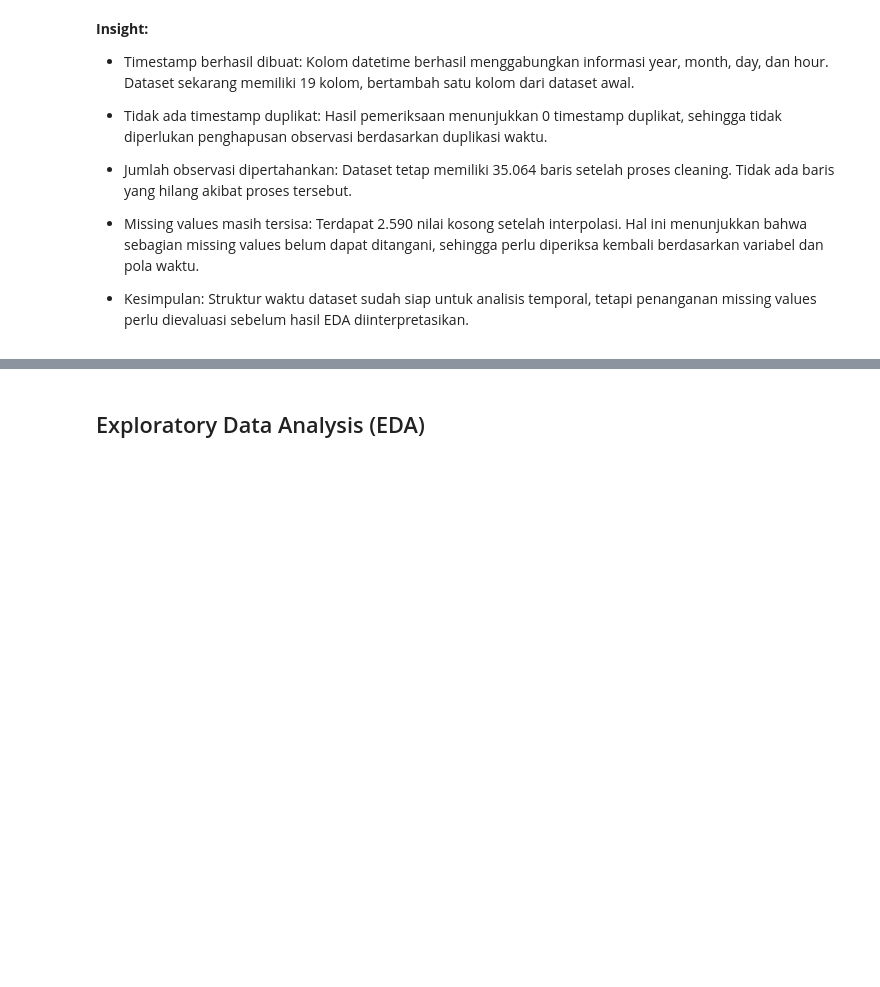
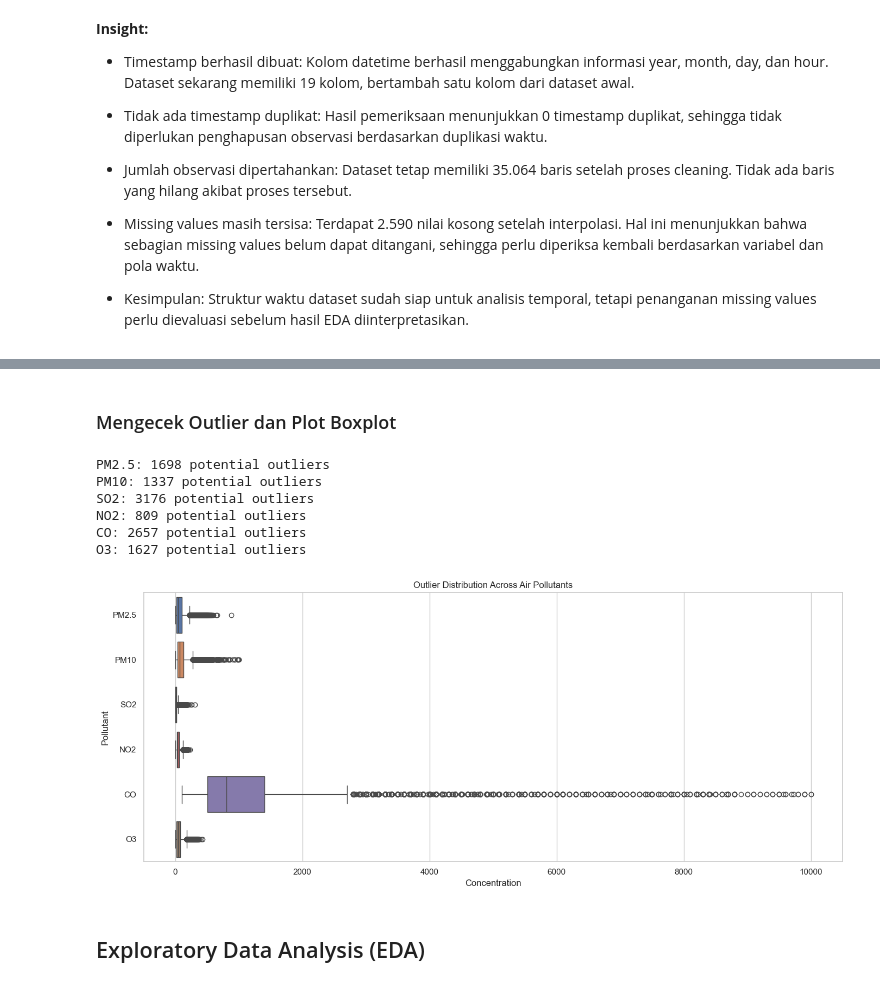
Before and after one commit to MelvanLee99/Proyek_Analisis_Data, a Jupyter notebook: Proyek_Analisis_Data.ipynb, the cells around one changed output, grey strips where cells are left out. Drawn from its saved outputs; the diff is of its cells as text; code cells hidden in the pictures; blank space fills up the shorter version.

```diff
--- a/Proyek_Analisis_Data.ipynb
+++ b/Proyek_Analisis_Data.ipynb
@@ -264,3 +314,46 @@ Sisa missing values: 2590
+# %% [markdown]
+### Mengecek Outlier dan Plot Boxplot
+# %%
+outlier_cols = [
+    "PM2.5", "PM10", "SO2", "NO2", "CO", "O3"
+]
+
+for col in outlier_cols:
+    Q1 = df_clean[col].quantile(0.25)
+    Q3 = df_clean[col].quantile(0.75)
+    IQR = Q3 - Q1
+
+    lower = Q1 - 1.5 * IQR
+    upper = Q3 + 1.5 * IQR
+
+    count = (
+        (df_clean[col] < lower) |
+        (df_clean[col] > upper)
+    ).sum()
+
+    print(f"{col}: {count} potential outliers")
+# %% [output]
+PM2.5: 1698 potential outliers
+PM10: 1337 potential outliers
+SO2: 3176 potential outliers
+NO2: 809 potential outliers
+CO: 2657 potential outliers
+O3: 1627 potential outliers
+# %%
+plt.figure(figsize=(14, 6))
+
+sns.boxplot(
+    data=df_clean[outlier_cols],
+    orient="h"
+)
+
+plt.title("Outlier Distribution Across Air Pollutants")
+plt.xlabel("Concentration")
+plt.ylabel("Pollutant")
+plt.tight_layout()
+plt.show()
+# %% [output]
+[figure, added]
 # %% [markdown]
 ## Exploratory Data Analysis (EDA)
 # %% [markdown]
```
Also changed, not shown: parts of 38 cells of this notebook, 2 other files.
